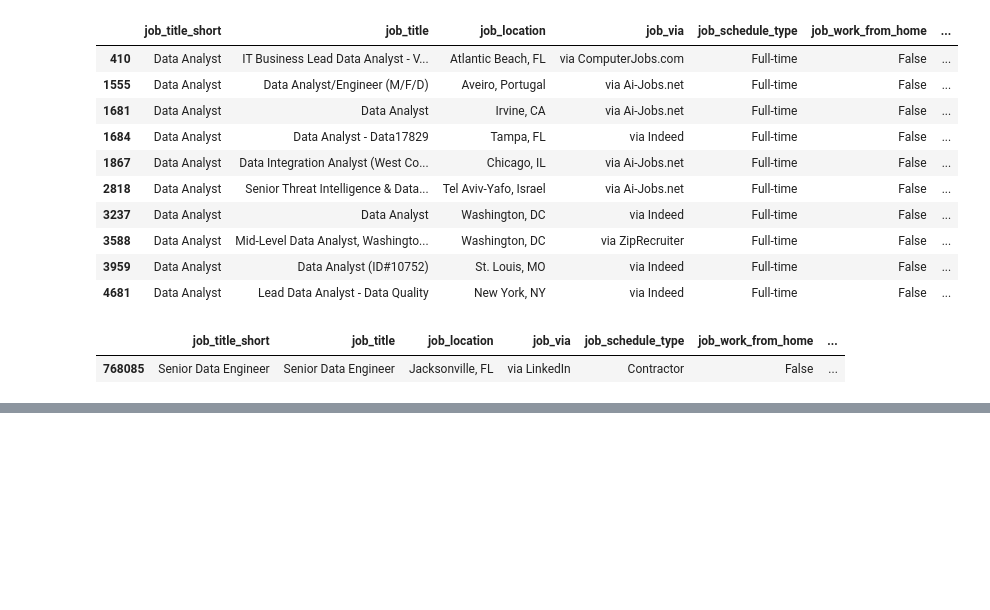
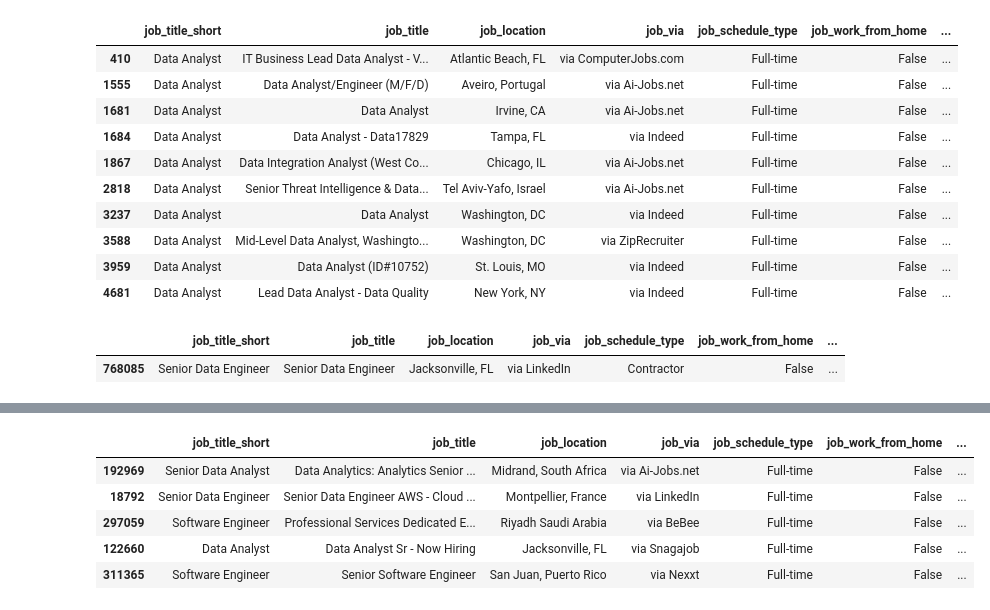
Before and after one commit to dateenbee2442/PYTHON_CORE_TOPICS, a Jupyter notebook: jupterFile.ipynb, the cells around one changed output, grey strips where cells are left out. Drawn from its saved outputs; the diff is of its cells as text; code cells hidden in the pictures; blank space fills up the shorter version.

```diff
--- a/jupterFile.ipynb
+++ b/jupterFile.ipynb
@@ -752,0 +800,9 @@ df[(df.job_title_short == "Senior Data Engineer") & (df.salary_year_avg > 10000)
+# %%
+df.sample(5)
+# %% [output]
+|  | job_title_short | job_title | job_location | job_via | job_schedule_type | job_work_from_home | ... |
+| 192969 | Senior Data Analyst | Data Analytics: Analytics Senior ... | Midrand, South Africa | via Ai-Jobs.net | Full-time | False | ... |
+| 18792 | Senior Data Engineer | Senior Data Engineer AWS - Cloud ... | Montpellier, France | via LinkedIn | Full-time | False | ... |
+| 297059 | Software Engineer | Professional Services Dedicated E... | Riyadh Saudi Arabia | via BeBee | Full-time | False | ... |
+| 122660 | Data Analyst | Data Analyst Sr - Now Hiring | Jacksonville, FL | via Snagajob | Full-time | False | ... |
+| 311365 | Software Engineer | Senior Software Engineer | San Juan, Puerto Rico | via Nexxt | Full-time | False | ... |
```
Also changed, not shown: parts of 4 cells of this notebook.
